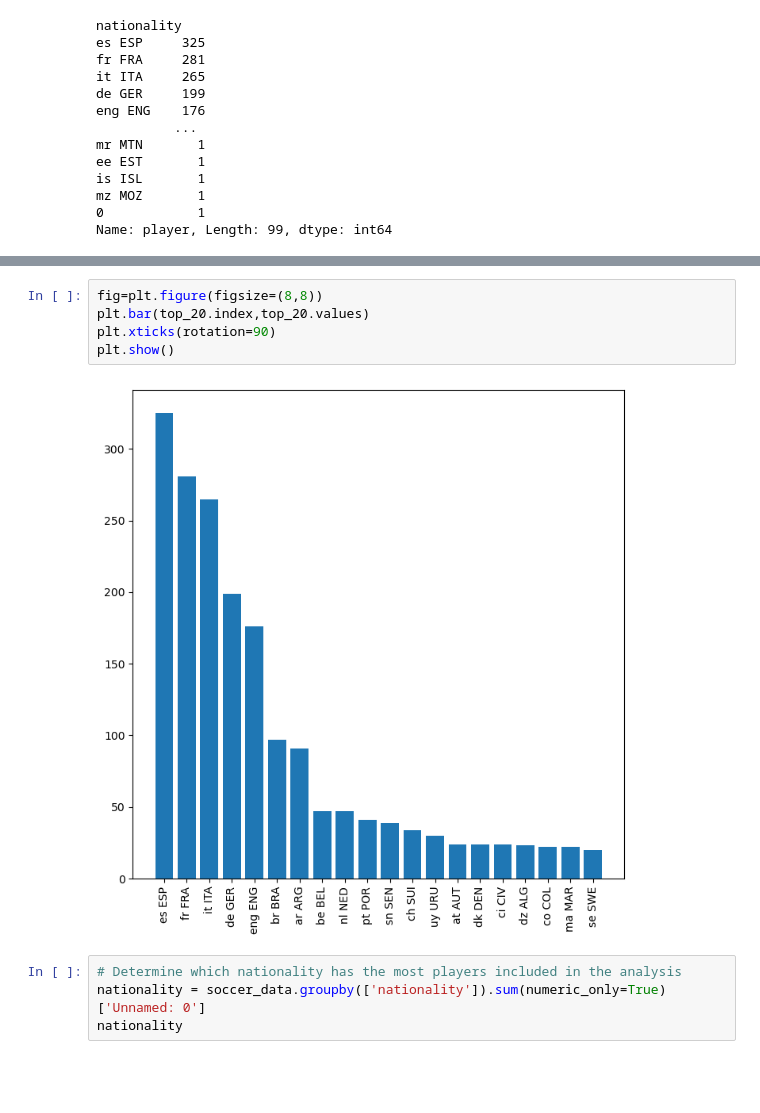
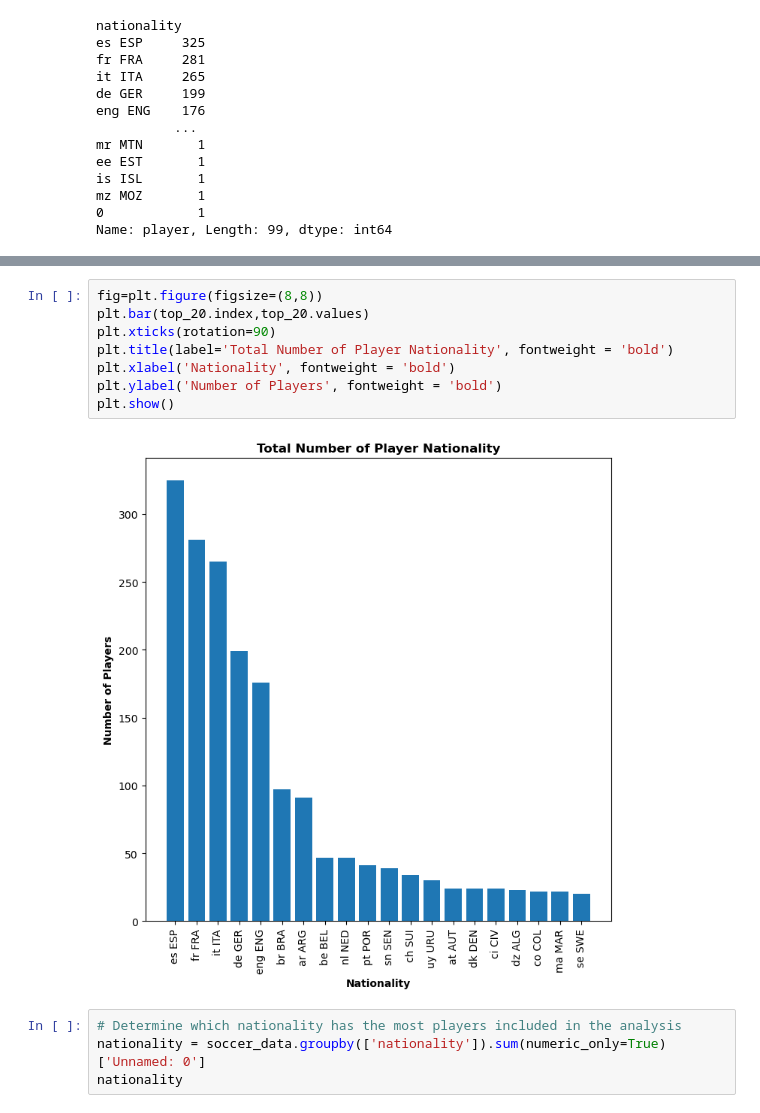
Before and after one commit to RockyOwens/Project1, a Jupyter notebook: SoccerPlayerAnalysis.ipynb, the cells around one changed output, grey strips where cells are left out. Cells and saved outputs as stored; diff of their text form; blank space fills up the shorter version.

```diff
--- a/SoccerPlayerAnalysis.ipynb
+++ b/SoccerPlayerAnalysis.ipynb
@@ -80,10 +82,13 @@ Name: player, dtype: int64
 # %%
 fig=plt.figure(figsize=(8,8))
 plt.bar(top_20.index,top_20.values)
 plt.xticks(rotation=90)
+plt.title(label='Total Number of Player Nationality', fontweight = 'bold')
+plt.xlabel('Nationality', fontweight = 'bold')
+plt.ylabel('Number of Players', fontweight = 'bold')
 plt.show()
 # %% [output]
-[figure, old version]
+[figure, new version]
 # %%
 # Determine which nationality has the most players included in the analysis
 nationality = soccer_data.groupby(['nationality']).sum(numeric_only=True)['Unnamed: 0']
```
Also changed, not shown: parts of 3 cells of this notebook.
